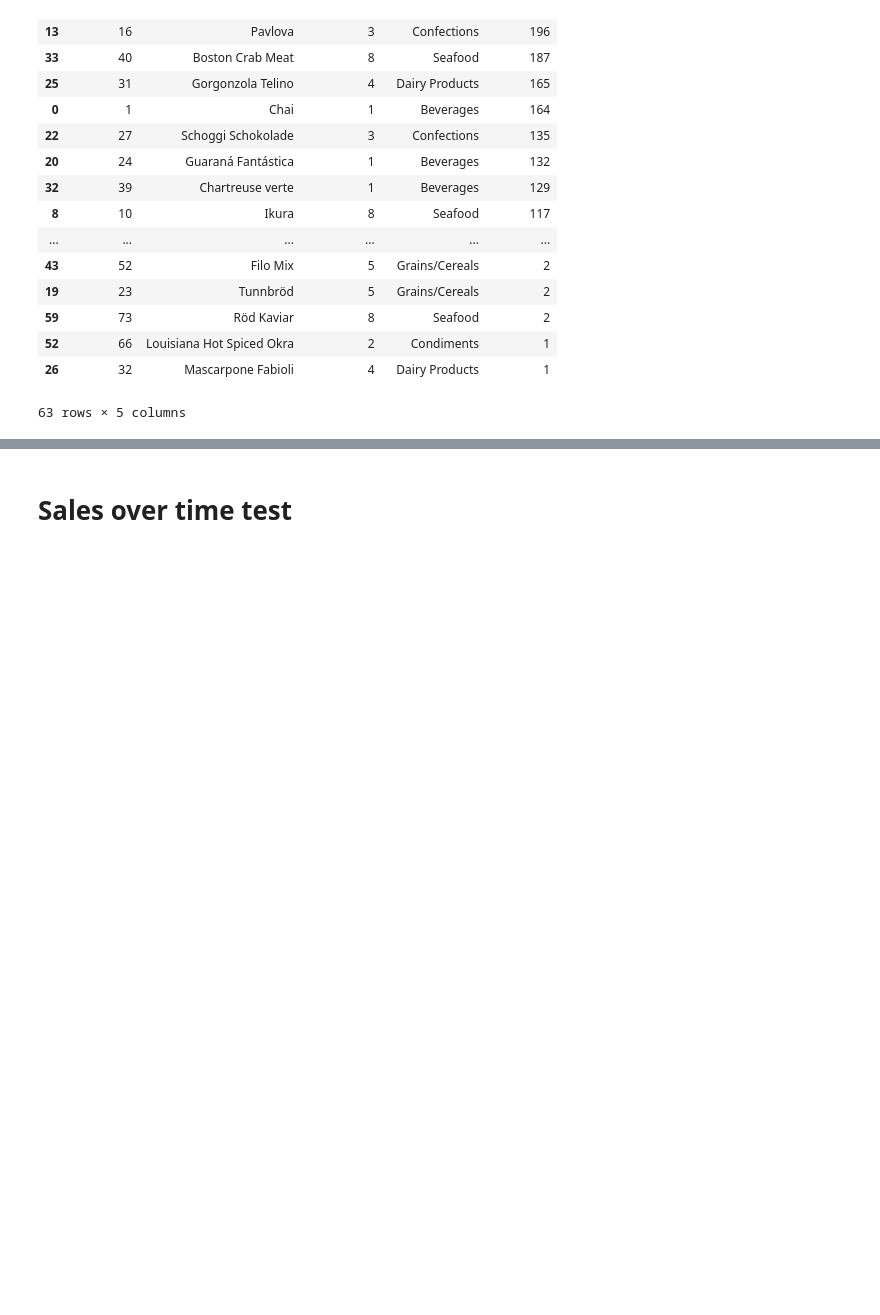
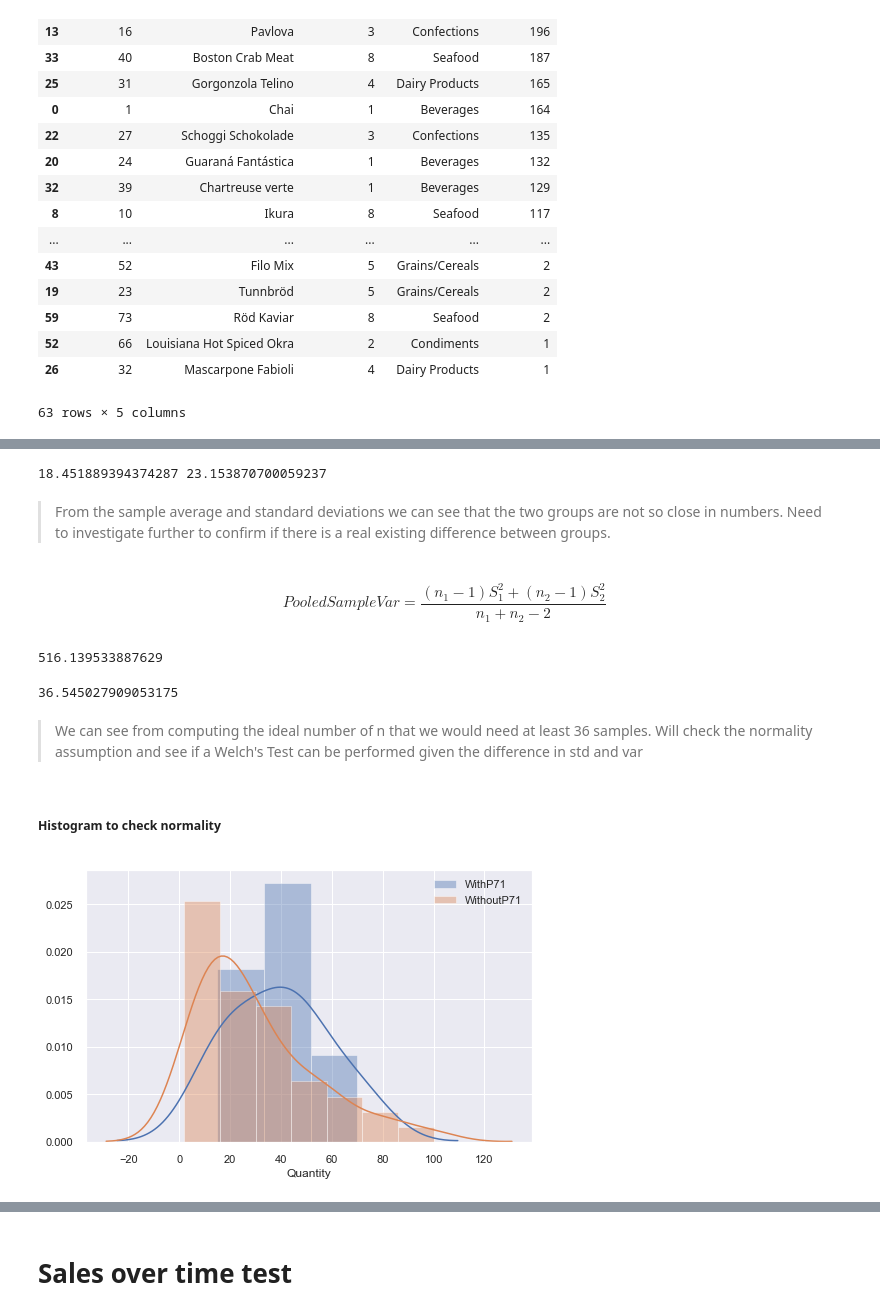
Before and after one commit to Francismorales/dsc-mod-3-project-online-ds-pt-061019, a Jupyter notebook: Project2-Northwind_Hypothesis_Testing.ipynb, the cells around one changed output, grey strips where cells are left out. Drawn from its saved outputs; the diff is of its cells as text; code cells hidden in the pictures; blank space fills up the shorter version.

```diff
--- a/Project2-Northwind_Hypothesis_Testing.ipynb
+++ b/Project2-Northwind_Hypothesis_Testing.ipynb
@@ -670,0 +665,17 @@ dfBestSeller2.sort_values(by='UnitsSold', ascending=False)
+# %%
+#Get the OrderIds where P60 and P71
+#This will help classify the orderIds where P71 = yes or P71 = no
+dfP71_OrderId = pd.read_sql_query('''SELECT DISTINCT od.OrderId
+                            FROM 'OrderDetail' od
+                            JOIN 'Product' p ON p.Id = od.ProductId
+                            WHERE od.OrderId IN
+                                (SELECT od.OrderId
+                                FROM 'OrderDetail' od
+                                JOIN 'Product' p ON p.Id = od.ProductId
+                                WHERE ProductId = 60)
+                            AND od.OrderId IN
+                                (SELECT od.OrderId
+                                FROM 'OrderDetail' od
+                                JOIN 'Product' p ON p.Id = od.ProductId
+                                WHERE ProductId = 71)
+                            ;''', cnx)
@@ -670,0 +691,14 @@ dfBestSeller2.sort_values(by='UnitsSold', ascending=False)
+# %%
+#P60 with order Id
+dfP60vsP71 = pd.read_sql_query('''SELECT od.OrderId, od.ProductId, p.ProductName, p.CategoryId, c.CategoryName,
+                            od.Quantity
+                            FROM 'OrderDetail' od
+                            JOIN 'Product' p ON p.Id = od.ProductId
+                            JOIN 'Category' c ON c.Id = p.CategoryId
+                            WHERE od.OrderId IN
+                                (SELECT DISTINCT od.OrderId
+                                FROM 'OrderDetail' od
+                                JOIN 'Product' p ON p.Id = od.ProductId
+                                WHERE ProductId = 60)
+                            AND od.ProductId = 60
+                            ;''', cnx)
@@ -670,0 +714,3 @@ dfBestSeller2.sort_values(by='UnitsSold', ascending=False)
+# %%
+dfwithP71 = dfP60vsP71.loc[dfP60vsP71['OrderId'].isin(list(dfP71_OrderId['OrderId']))]
+dfwoP71 = dfP60vsP71.loc[~dfP60vsP71['OrderId'].isin(list(dfP71_OrderId['OrderId']))]
@@ -670,0 +726,46 @@ dfBestSeller2.sort_values(by='UnitsSold', ascending=False)
+# %%
+sd_withP71, sd_woP71 = np.std(dfwithP71['Quantity']), np.std(dfwoP71['Quantity'])
+print(sd_withP71, sd_woP71)
+# %% [output]
+18.451889394374287 23.153870700059237
+# %% [markdown]
+> From the sample  average and standard deviations we can see that the two groups are not so close in numbers. Need to investigate further to confirm if there is a real existing difference between groups.
+# %% [markdown]
+$$\ Pooled Sample Var = \frac{(n_1-1)S_1^2 + (n_2-1)S_2^2 } {n_1 + n_2 -2} $$
+# %%
+def compute_n(alpha, beta, mu_0, mu_1, var):
+    z_alpha = scs.norm.ppf(alpha)
+    z_beta = scs.norm.ppf(beta)
+    num = ((z_alpha+z_beta)**2)*var
+    den = (mu_1 - mu_0)**2
+    return num/den
+
+alpha = .05 #Part of A/B test design
+beta = .2 #This is to have a power of 80
+mu_0 = mu_withP71 #Part of A/B test design
+mu_1 = mu_woP71 #Part of A/B test design
+
+numsample_var = (len(dfwithP71['Quantity'])-1)*(sd_withP71**2) + (len(dfwoP71['Quantity'])-1)*(sd_woP71**2)
+densample_var = ((len(dfwithP71['Quantity'])+len(dfwoP71['Quantity'])) -2)
+sample_var = numsample_var / densample_var #from PooledSampleVar formula above
+
+sample_var
+# %% [output]
+516.139533887629
+# %%
+compute_n(alpha, beta, mu_0, mu_1, sample_var)
+# %% [output]
+36.545027909053175
+# %% [markdown]
+> We can see from computing the ideal number of n that we would need at least 36 samples. Will check the normality assumption and see if a Welch's Test can be performed given the difference in std and var
+# %% [markdown]
+##### Histogram to check normality
+# %%
+sns.set(color_codes=True)
+sns.set(rc={'figure.figsize':(8,5)})
+sns.distplot(dfwithP71['Quantity'], label='WithP71')
+sns.distplot(dfwoP71['Quantity'], label='WithoutP71')
+plt.legend()
+plt.show();
+# %% [output]
+[figure, added]
```
Also changed, not shown: parts of 42 cells of this notebook.
